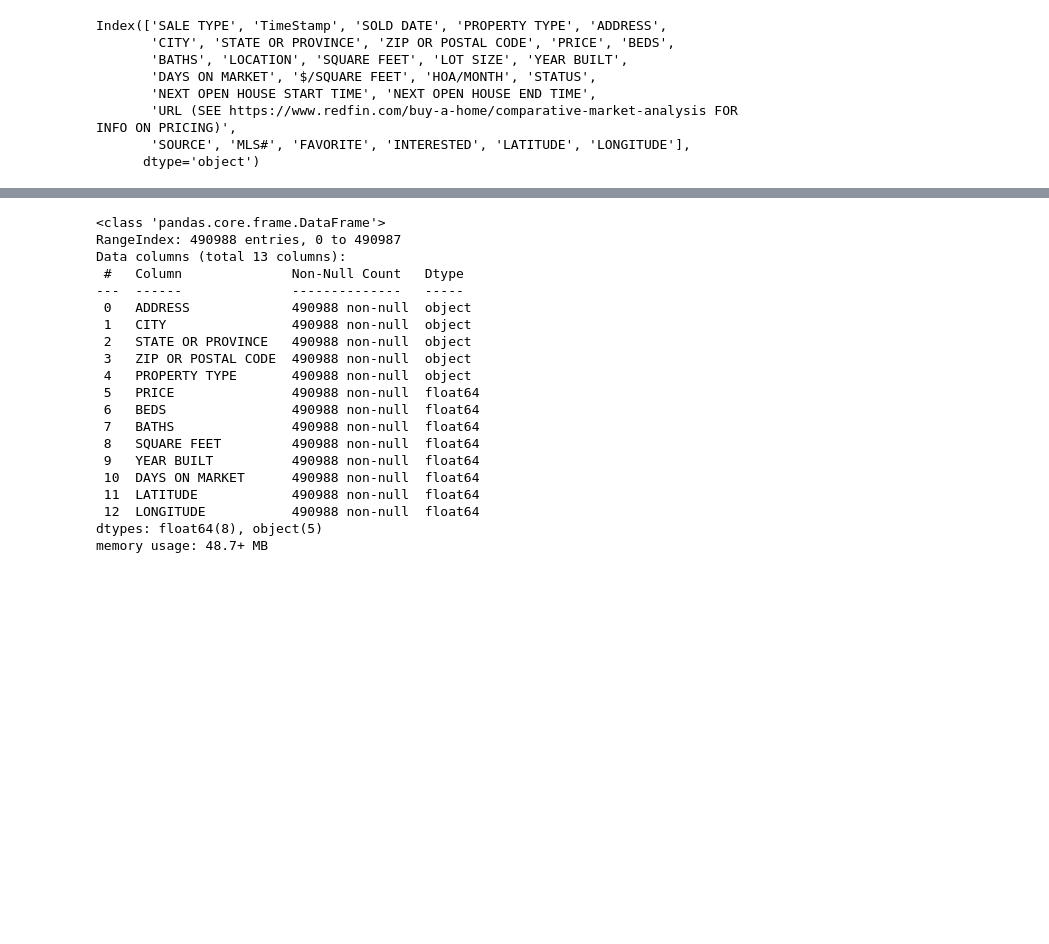
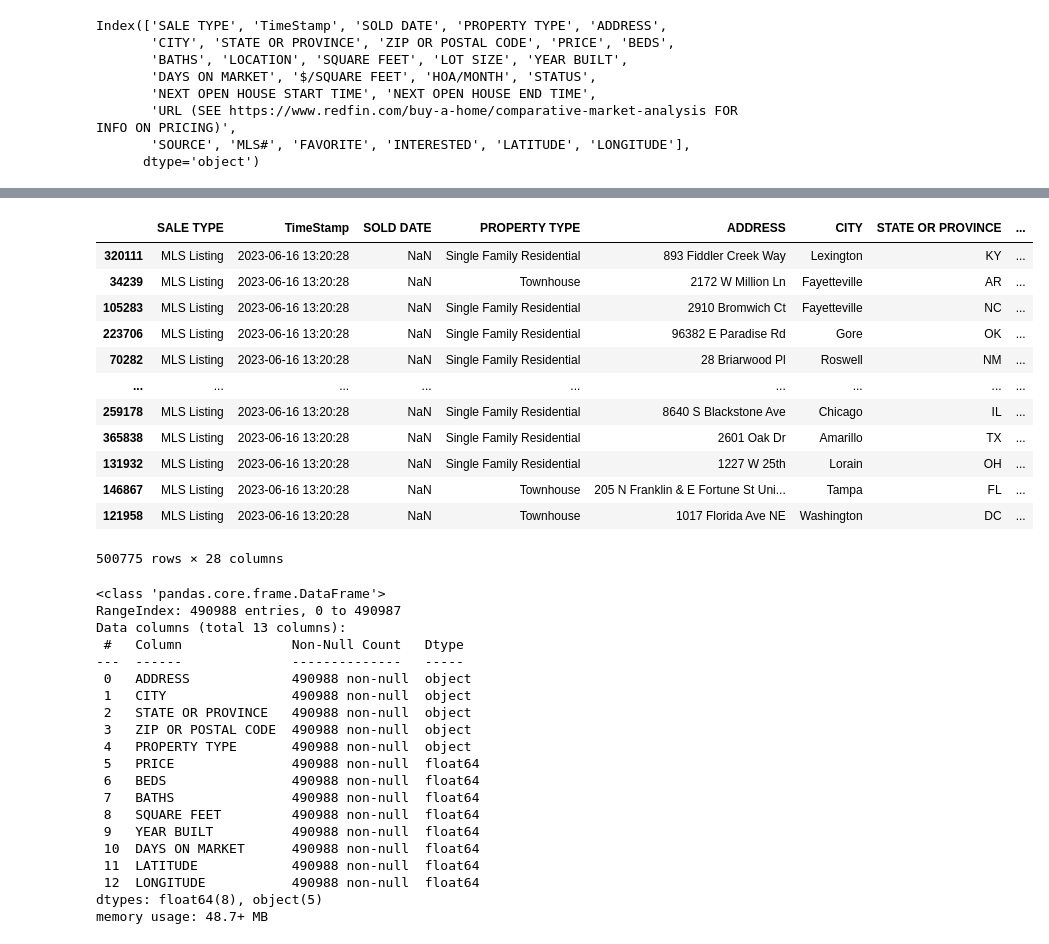
Before and after one commit to clearboxco/FYH-model, a Jupyter notebook: ML_tests_4_recs.ipynb, the cells around one changed output, grey strips where cells are left out. Drawn from its saved outputs; the diff is of its cells as text; code cells hidden in the pictures; blank space fills up the shorter version.

```diff
--- a/ML_tests_4_recs.ipynb
+++ b/ML_tests_4_recs.ipynb
@@ -227,3 +207,39 @@ df
+# %%
+# PREPROCESSING
+prop_types=['Single Family Residential', 'Mobile/Manufactured Home','Townhouse', 'Multi-Family (2-4 Unit)', 'Condo/Co-op','Multi-Family (5+ Unit)']
+
+df=df.applymap(lambda x: np.nan if x=='nan' else x)
+
+#zip_count = df[['ZIP OR POSTAL CODE']].nunique().iloc[0]
+
+#df=df[(df['CITY']=='Houston')&(df['STATE OR PROVINCE']=='TX')] # TEMP LIMITER 1
+
+#df=df[df['PROPERTY TYPE']=='Single Family Residential'] # TEMP LIMITER 2
+
+df=df[df['PROPERTY TYPE'].isin(prop_types)]
+
+df=df.dropna(subset=['ADDRESS','CITY','STATE OR PROVINCE','ZIP OR POSTAL CODE','PROPERTY TYPE','PRICE','BEDS','BATHS','SQUARE FEET','YEAR BUILT','URL (SEE https://www.redfin.com/buy-a-home/comparative-market-analysis FOR INFO ON PRICING)'],axis=0).reset_index(drop=True).apply(lambda row: pd.to_numeric(row,errors='ignore'))
+
+
+df_full=df
+
+df_final=df_full.drop(['ADDRESS','CITY','STATE OR PROVINCE','ZIP OR POSTAL CODE','PROPERTY TYPE'],axis=1)
+# %%
+df.sample(frac=1, replace=False, random_state=42)
+# %% [output]
+|  | SALE TYPE | TimeStamp | SOLD DATE | PROPERTY TYPE | ADDRESS | CITY | STATE OR PROVINCE | ... |
+| 320111 | MLS Listing | 2023-06-16 13:20:28 | NaN | Single Family Residential | 893 Fiddler Creek Way | Lexington | KY | ... |
+| 34239 | MLS Listing | 2023-06-16 13:20:28 | NaN | Townhouse | 2172 W Million Ln | Fayetteville | AR | ... |
+| 105283 | MLS Listing | 2023-06-16 13:20:28 | NaN | Single Family Residential | 2910 Bromwich Ct | Fayetteville | NC | ... |
+| 223706 | MLS Listing | 2023-06-16 13:20:28 | NaN | Single Family Residential | 96382 E Paradise Rd | Gore | OK | ... |
+| 70282 | MLS Listing | 2023-06-16 13:20:28 | NaN | Single Family Residential | 28 Briarwood Pl | Roswell | NM | ... |
+| ... | ... | ... | ... | ... | ... | ... | ... | ... |
+| 259178 | MLS Listing | 2023-06-16 13:20:28 | NaN | Single Family Residential | 8640 S Blackstone Ave | Chicago | IL | ... |
+| 365838 | MLS Listing | 2023-06-16 13:20:28 | NaN | Single Family Residential | 2601 Oak Dr | Amarillo | TX | ... |
+| 131932 | MLS Listing | 2023-06-16 13:20:28 | NaN | Single Family Residential | 1227 W 25th | Lorain | OH | ... |
+| 146867 | MLS Listing | 2023-06-16 13:20:28 | NaN | Townhouse | 205 N Franklin & E Fortune St Uni... | Tampa | FL | ... |
+| 121958 | MLS Listing | 2023-06-16 13:20:28 | NaN | Townhouse | 1017 Florida Ave NE | Washington | DC | ... |
+500775 rows × 28 columns
 # %%
 df_full.info()
 # %% [output]
```
Also changed, not shown: parts of 10 cells of this notebook, 5 other files.
